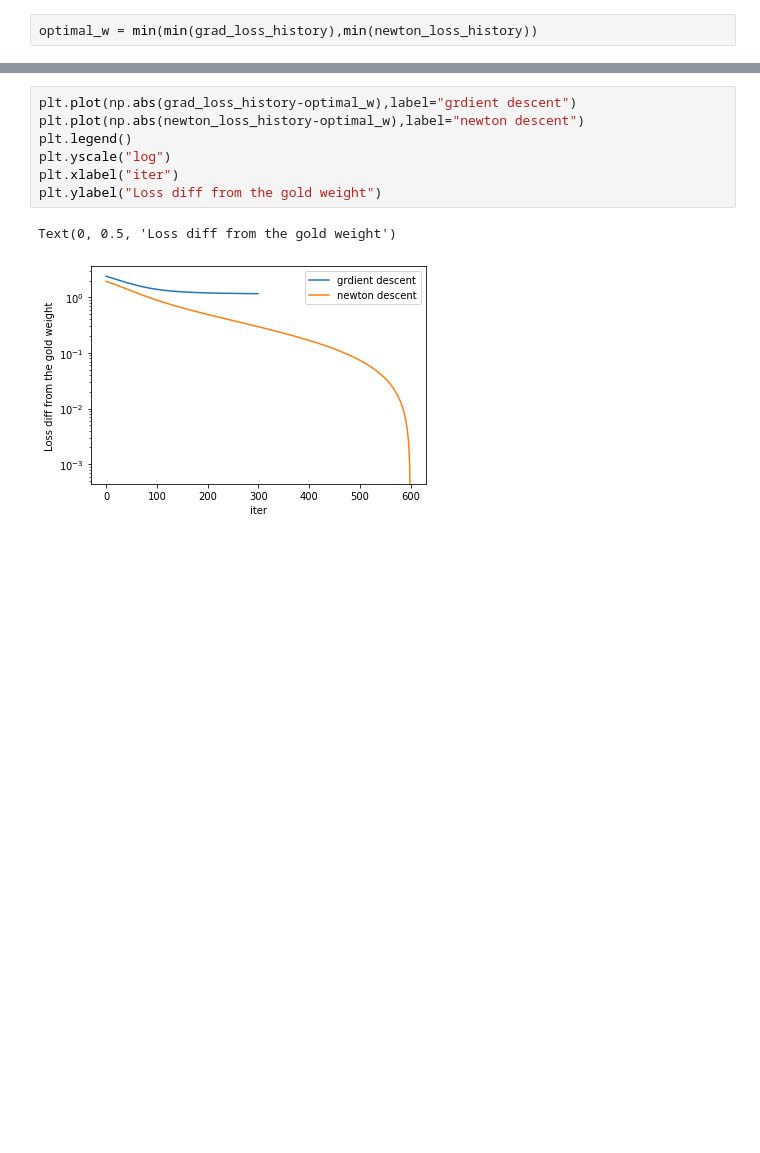
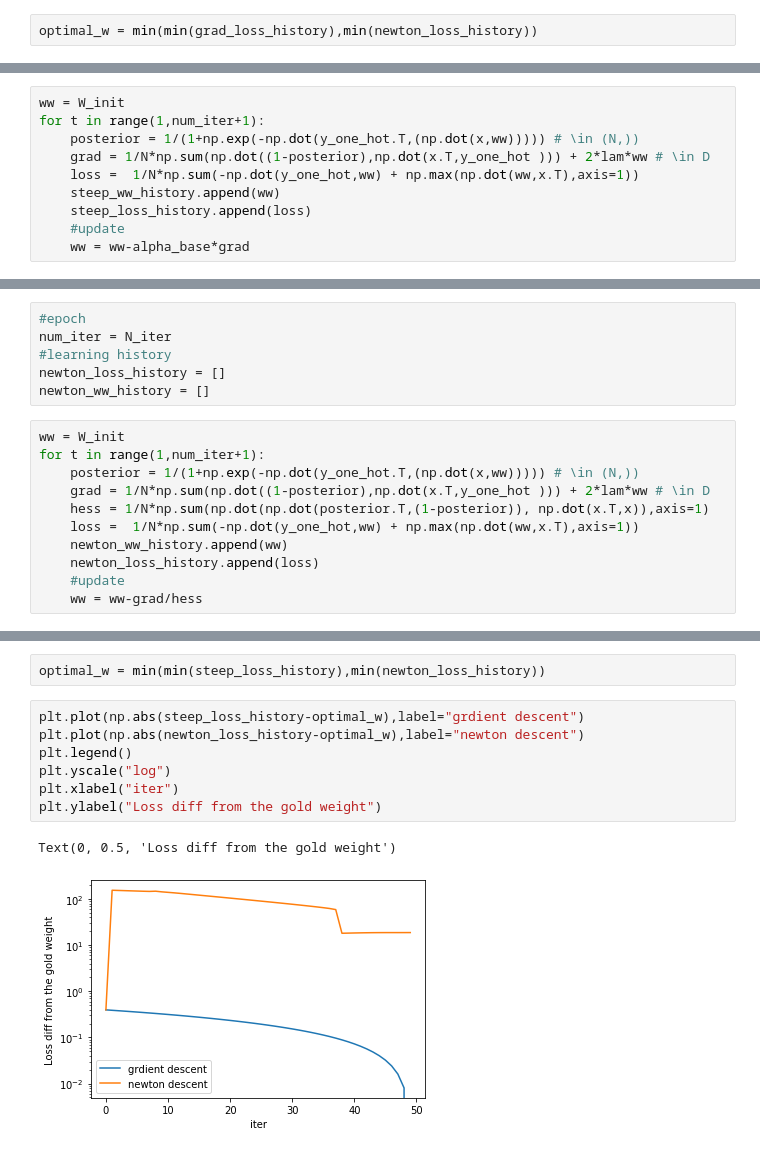
Before and after one commit to Ueeek/ML_assignment, a Jupyter notebook: mid_term1.ipynb, the cells around one changed output, grey strips where cells are left out. Saved outputs shown, nothing was run; the diff lists cells and outputs as text; blank space fills up the shorter version.

```diff
--- a/mid_term1.ipynb
+++ b/mid_term1.ipynb
@@ -93,0 +158,10 @@ optimal_w = min(min(grad_loss_history),min(newton_loss_history))
+# %%
+ww = W_init
+for t in range(1,num_iter+1):
+    posterior = 1/(1+np.exp(-np.dot(y_one_hot.T,(np.dot(x,ww))))) # \in (N,))
+    grad = 1/N*np.sum(np.dot((1-posterior),np.dot(x.T,y_one_hot ))) + 2*lam*ww # \in D
+    loss =  1/N*np.sum(-np.dot(y_one_hot,ww) + np.max(np.dot(ww,x.T),axis=1))
+    steep_ww_history.append(ww)
+    steep_loss_history.append(loss)
+    #update
+    ww = ww-alpha_base*grad
@@ -93,0 +179,17 @@ optimal_w = min(min(grad_loss_history),min(newton_loss_history))
+# %%
+#epoch
+num_iter = N_iter
+#learning history
+newton_loss_history = []
+newton_ww_history = []
+# %%
+ww = W_init
+for t in range(1,num_iter+1):
+    posterior = 1/(1+np.exp(-np.dot(y_one_hot.T,(np.dot(x,ww))))) # \in (N,))
+    grad = 1/N*np.sum(np.dot((1-posterior),np.dot(x.T,y_one_hot ))) + 2*lam*ww # \in D
+    hess = 1/N*np.sum(np.dot(np.dot(posterior.T,(1-posterior)), np.dot(x.T,x)),axis=1)
+    loss =  1/N*np.sum(-np.dot(y_one_hot,ww) + np.max(np.dot(ww,x.T),axis=1))
+    newton_ww_history.append(ww)
+    newton_loss_history.append(loss)
+    #update
+    ww = ww-grad/hess
@@ -94,10 +214,12 @@ optimal_w = min(min(grad_loss_history),min(newton_loss_history))
+# %%
+optimal_w = min(min(steep_loss_history),min(newton_loss_history))
 # %%
-plt.plot(np.abs(grad_loss_history-optimal_w),label="grdient descent")
+plt.plot(np.abs(steep_loss_history-optimal_w),label="grdient descent")
 plt.plot(np.abs(newton_loss_history-optimal_w),label="newton descent")
 plt.legend()
 plt.yscale("log")
 plt.xlabel("iter")
 plt.ylabel("Loss diff from the gold weight")
 # %% [output]
 Text(0, 0.5, 'Loss diff from the gold weight')
-[figure, old version]
+[figure, new version]
```
Also changed, not shown: parts of 33 cells of this notebook.
